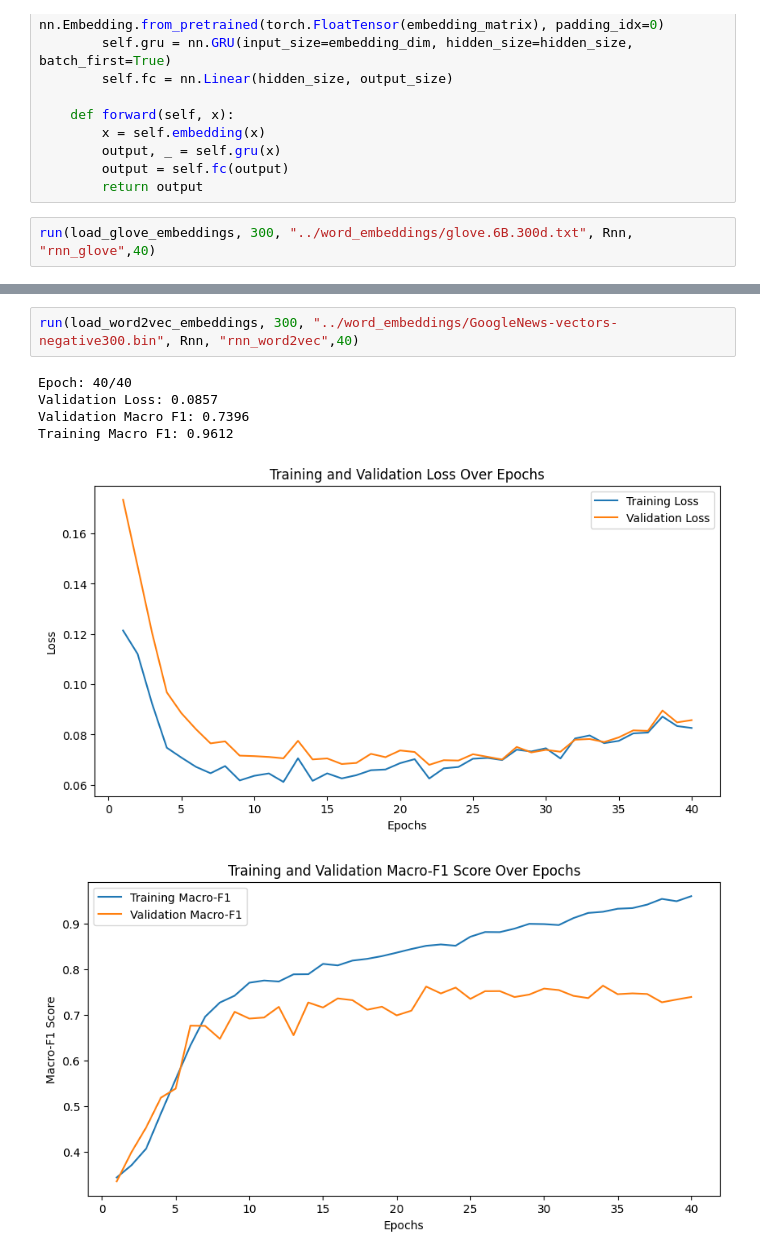
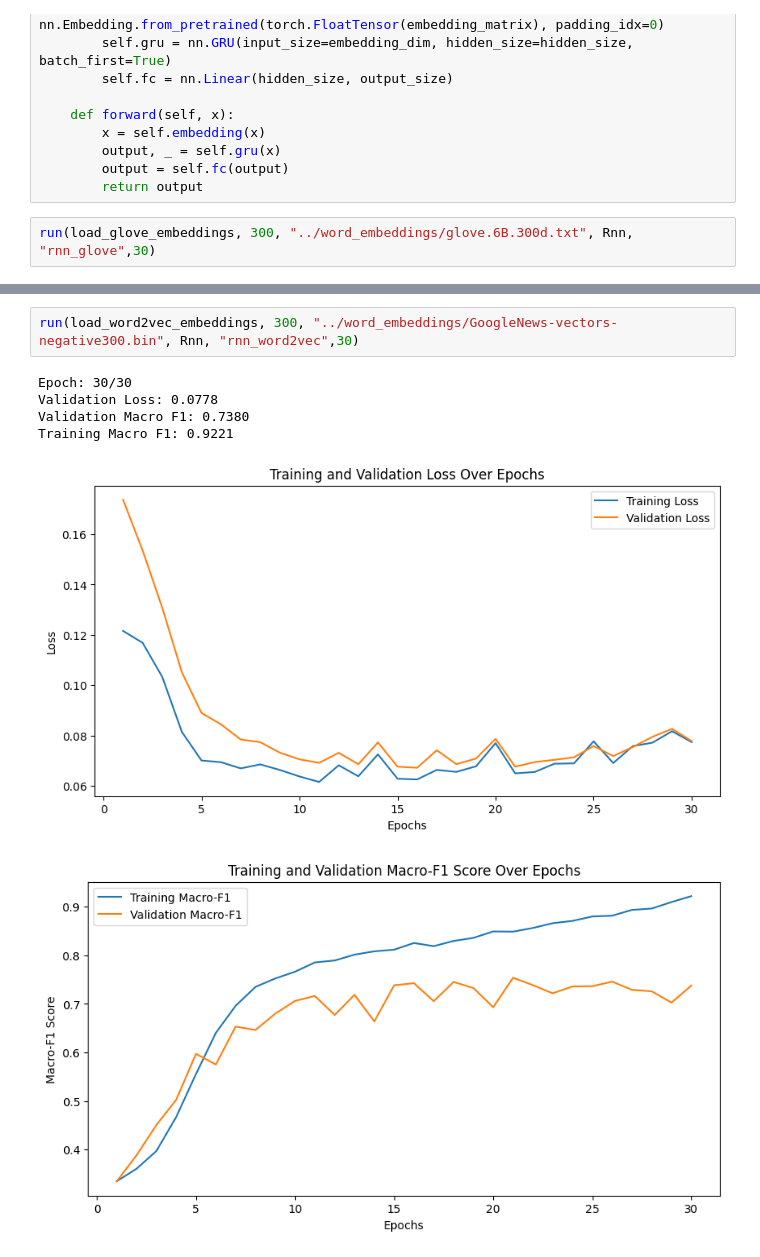
Before and after one commit to hyouteki/lanat, a Jupyter notebook: bio_encoding/dataset_2/models.ipynb, the cells around one changed output, grey strips where cells are left out. Saved outputs shown, nothing was run; the diff lists cells and outputs as text.

```diff
--- a/bio_encoding/dataset_2/models.ipynb
+++ b/bio_encoding/dataset_2/models.ipynb
@@ -90,5 +90,5 @@ class Gru(nn.Module):
         output = self.fc(output)
         return output
 # %%
-run(load_glove_embeddings, 300, "../word_embeddings/glove.6B.300d.txt", Rnn, "rnn_glove",40)
+run(load_glove_embeddings, 300, "../word_embeddings/glove.6B.300d.txt", Rnn, "rnn_glove",30)
 # %% [output]
@@ -113,9 +113,9 @@ weighted avg       0.96      0.97      0.96     15480
 # %%
-run(load_word2vec_embeddings, 300, "../word_embeddings/GoogleNews-vectors-negative300.bin", Rnn, "rnn_word2vec",40)
+run(load_word2vec_embeddings, 300, "../word_embeddings/GoogleNews-vectors-negative300.bin", Rnn, "rnn_word2vec",30)
 # %% [output]
-Epoch: 40/40
-Validation Loss: 0.0857
-Validation Macro F1: 0.7396
-Training Macro F1: 0.9612
+Epoch: 30/30
+Validation Loss: 0.0778
+Validation Macro F1: 0.7380
+Training Macro F1: 0.9221
-[figure, old version]
+[figure, new version]
-[figure, old version]
+[figure, new version]
```
Also changed, not shown: parts of 9 cells of this notebook, 41 other files.
